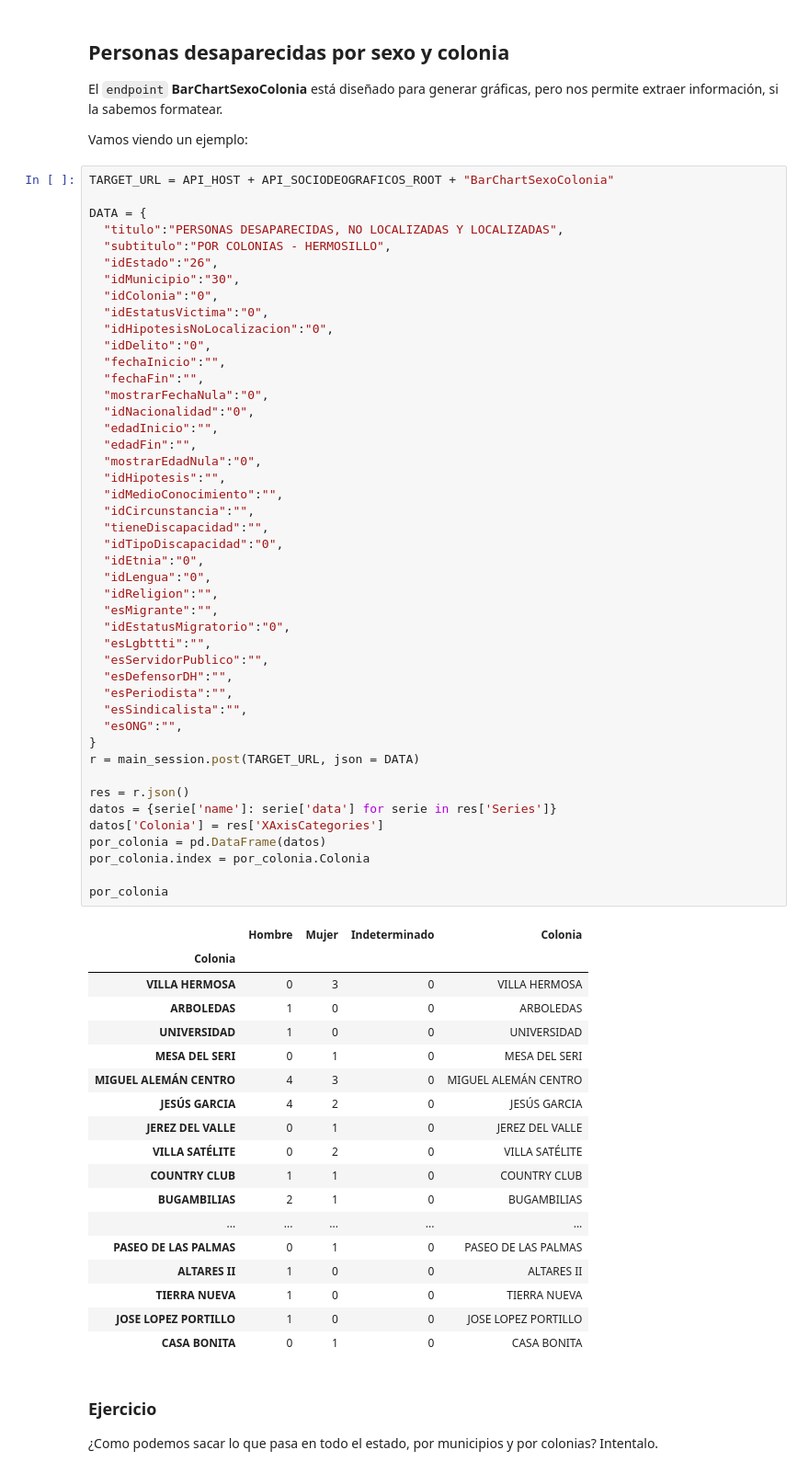
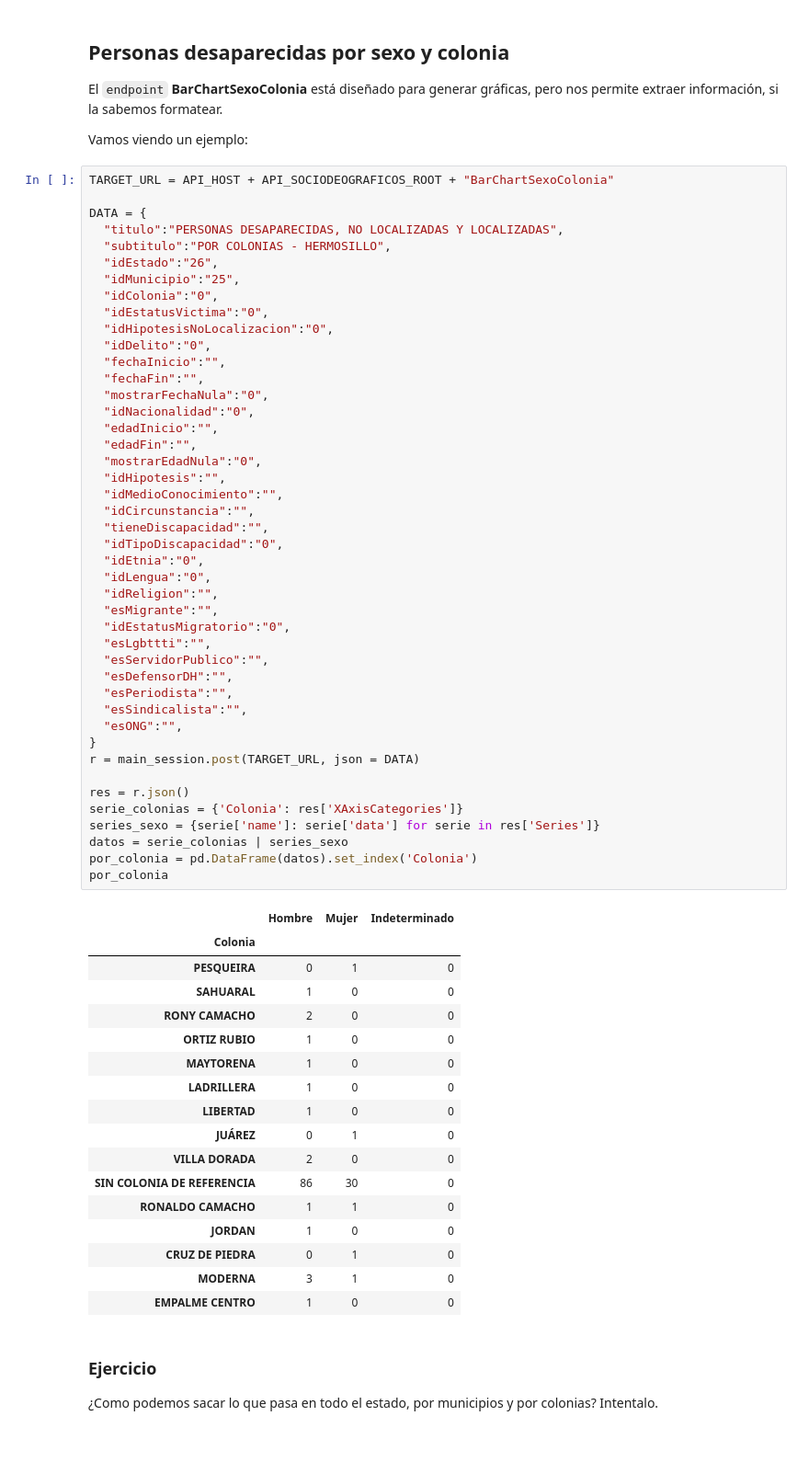
Before and after one commit to fofojaramillo/ing-de-caract, a Jupyter notebook: apiRNPDNO.ipynb, the cells around one changed output. Shown: that part at 92% size. Saved outputs shown, nothing was run; the diff lists cells and outputs as text; blank space fills up the shorter version.

```diff
--- a/apiRNPDNO.ipynb
+++ b/apiRNPDNO.ipynb
@@ -322,63 +322,61 @@ DATA = {
   "titulo":"PERSONAS DESAPARECIDAS, NO LOCALIZADAS Y LOCALIZADAS",
   "subtitulo":"POR COLONIAS - HERMOSILLO",
   "idEstado":"26",
-  "idMunicipio":"30",
+  "idMunicipio":"25",
   "idColonia":"0",
   "idEstatusVictima":"0",
   "idHipotesisNoLocalizacion":"0",
   "idDelito":"0",
   "fechaInicio":"",
   "fechaFin":"",
   "mostrarFechaNula":"0",
   "idNacionalidad":"0",
   "edadInicio":"",
   "edadFin":"",
   "mostrarEdadNula":"0",
   "idHipotesis":"",
   "idMedioConocimiento":"",
   "idCircunstancia":"",
   "tieneDiscapacidad":"",
   "idTipoDiscapacidad":"0",
   "idEtnia":"0",
   "idLengua":"0",
   "idReligion":"",
   "esMigrante":"",
   "idEstatusMigratorio":"0",
   "esLgbttti":"",
   "esServidorPublico":"",
   "esDefensorDH":"",
   "esPeriodista":"",
   "esSindicalista":"",
   "esONG":"",
 }
 r = main_session.post(TARGET_URL, json = DATA)
 
 res = r.json()
-datos = {serie['name']: serie['data'] for serie in res['Series']}
-datos['Colonia'] = res['XAxisCategories']
-por_colonia = pd.DataFrame(datos)
-por_colonia.index = por_colonia.Colonia
-
+serie_colonias = {'Colonia': res['XAxisCategories']}
+series_sexo = {serie['name']: serie['data'] for serie in res['Series']}
+datos = serie_colonias | series_sexo
+por_colonia = pd.DataFrame(datos).set_index('Colonia')
 por_colonia
 # %% [output]
-|  | Hombre | Mujer | Indeterminado | Colonia |
-| Colonia |  |  |  |  |
-| VILLA HERMOSA | 0 | 3 | 0 | VILLA HERMOSA |
-| ARBOLEDAS | 1 | 0 | 0 | ARBOLEDAS |
-| UNIVERSIDAD | 1 | 0 | 0 | UNIVERSIDAD |
-| MESA DEL SERI | 0 | 1 | 0 | MESA DEL SERI |
-| MIGUEL ALEMÁN CENTRO | 4 | 3 | 0 | MIGUEL ALEMÁN CENTRO |
-| JESÚS GARCIA | 4 | 2 | 0 | JESÚS GARCIA |
-| JEREZ DEL VALLE | 0 | 1 | 0 | JEREZ DEL VALLE |
-| VILLA SATÉLITE | 0 | 2 | 0 | VILLA SATÉLITE |
-| COUNTRY CLUB | 1 | 1 | 0 | COUNTRY CLUB |
-| BUGAMBILIAS | 2 | 1 | 0 | BUGAMBILIAS |
-| ... | ... | ... | ... | ... |
-| PASEO DE LAS PALMAS | 0 | 1 | 0 | PASEO DE LAS PALMAS |
-| ALTARES II | 1 | 0 | 0 | ALTARES II |
-| TIERRA NUEVA | 1 | 0 | 0 | TIERRA NUEVA |
-| JOSE LOPEZ PORTILLO | 1 | 0 | 0 | JOSE LOPEZ PORTILLO |
-| CASA BONITA | 0 | 1 | 0 | CASA BONITA |
+|  | Hombre | Mujer | Indeterminado |
+| Colonia |  |  |  |
+| PESQUEIRA | 0 | 1 | 0 |
+| SAHUARAL | 1 | 0 | 0 |
+| RONY CAMACHO | 2 | 0 | 0 |
+| ORTIZ RUBIO | 1 | 0 | 0 |
+| MAYTORENA | 1 | 0 | 0 |
+| LADRILLERA | 1 | 0 | 0 |
+| LIBERTAD | 1 | 0 | 0 |
+| JUÁREZ | 0 | 1 | 0 |
+| VILLA DORADA | 2 | 0 | 0 |
+| SIN COLONIA DE REFERENCIA | 86 | 30 | 0 |
+| RONALDO CAMACHO | 1 | 1 | 0 |
+| JORDAN | 1 | 0 | 0 |
+| CRUZ DE PIEDRA | 0 | 1 | 0 |
+| MODERNA | 3 | 1 | 0 |
+| EMPALME CENTRO | 1 | 0 | 0 |
 # %% [markdown]
 ### Ejercicio
 
```
Also changed, not shown: parts of 3 cells of this notebook.
